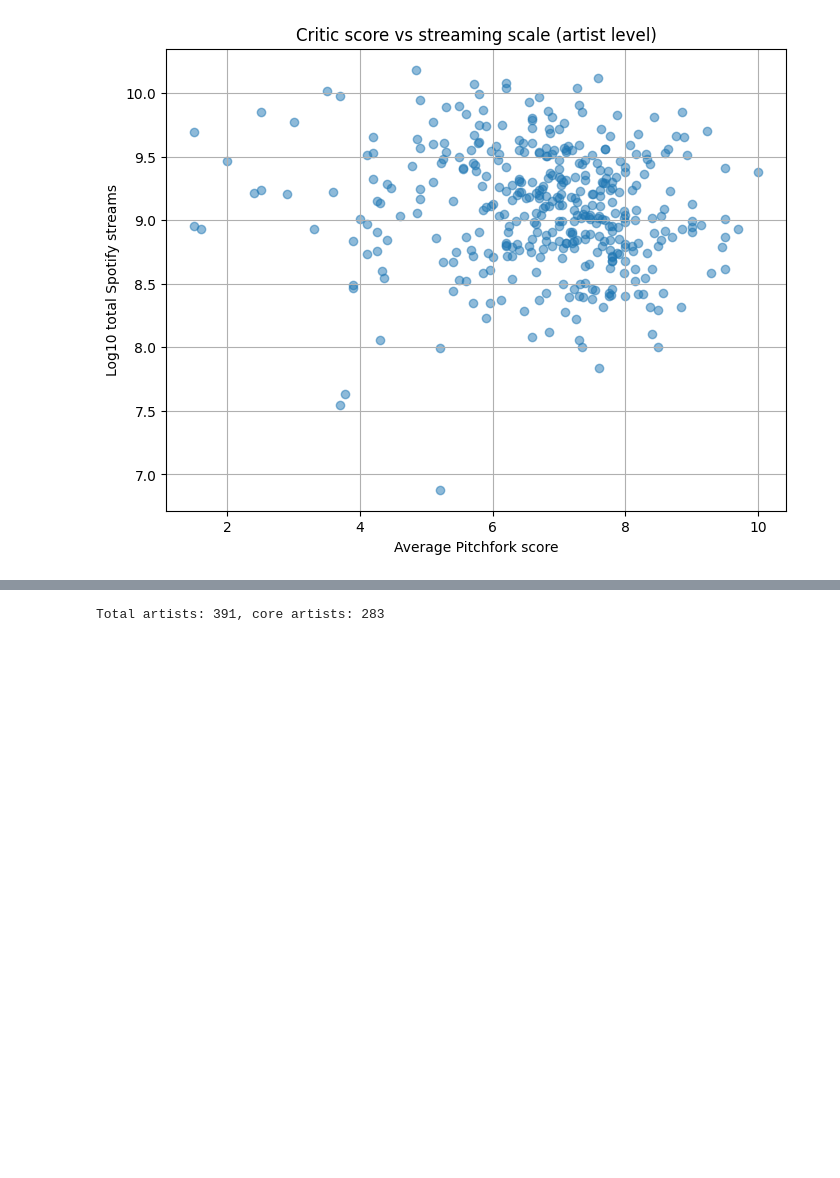
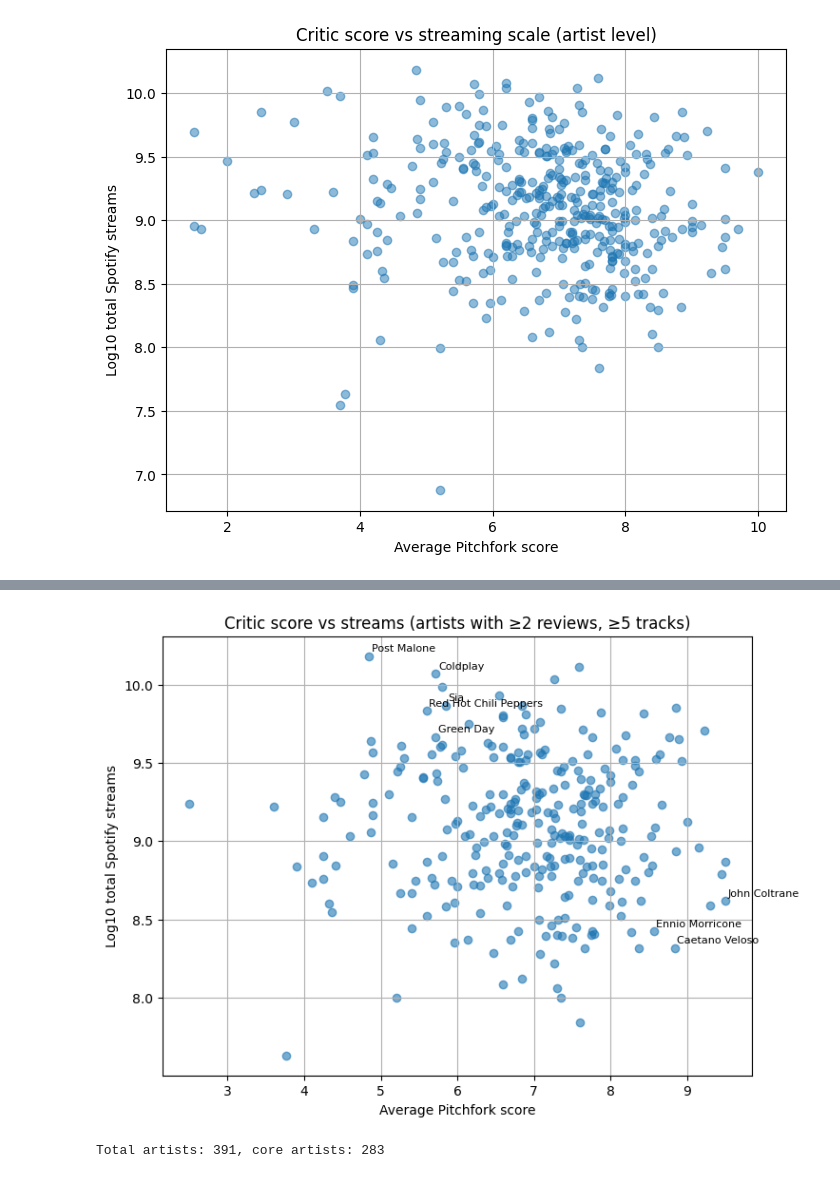
Before and after one commit to mmashaire/vinyl-critics-vs-streams, a Jupyter notebook: notebooks/01_critics_vs_streams.ipynb, the cells around one changed output, grey strips where cells are left out. Drawn from its saved outputs; the diff is of its cells as text; code cells hidden in the pictures; blank space fills up the shorter version.

Commit message:
Refine analysis notebook after Power BI dashboard

```diff
--- a/notebooks/01_critics_vs_streams.ipynb
+++ b/notebooks/01_critics_vs_streams.ipynb
@@ -131,3 +131,84 @@ ax.set_ylabel("Log10 total Spotify streams")
 ax.set_title("Critic score vs streaming scale (artist level)");
 # %% [output]
 [figure]
+# %%
+# Filter to "core" artists to reduce noisier one-offs
+mask = (df_clean["review_count"] >= 2) & (df_clean["track_count"] >= 5)
+df_core = df_clean[mask].copy()
+
+print(f"Total artists: {len(df_clean)}, core artists: {len(df_core)}")
+
+fig, ax = plt.subplots()
+
+# Base scatter
+ax.scatter(
+    df_core["avg_score"],
+    df_core["log10_total_streams"],
+    alpha=0.6,
+)
+
+# ----------------------------
+# Label Strategy A (refined)
+# ----------------------------
+
+# High-score, low-stream (underrated)
+high_score_low_stream = df_core[
+    (df_core["avg_score"] >= 8.5) &
+    (df_core["log10_total_streams"] <= df_core["log10_total_streams"].quantile(0.25))
+].sort_values("avg_score", ascending=False).head(6)
+
+# Low-score, high-stream (overrated)
+low_score_high_stream = df_core[
+    (df_core["avg_score"] <= 6.0) &
+    (df_core["log10_total_streams"] >= df_core["log10_total_streams"].quantile(0.75))
+].sort_values("total_streams", ascending=False).head(6)
+
+# Combine & de-duplicate
+label_df = pd.concat([high_score_low_stream, low_score_high_stream]).drop_duplicates()
+
+# Simple collision filter to reduce overlapping text
+def filter_close_points(df, x_col, y_col, min_x_diff=0.25, min_y_diff=0.15):
+    selected = []
+    for _, row in df.iterrows():
+        too_close = False
+        for s in selected:
+            if abs(row[x_col] - s[x_col]) < min_x_diff and abs(row[y_col] - s[y_col]) < min_y_diff:
+                too_close = True
+                break
+        if not too_close:
+            selected.append(row)
+    return pd.DataFrame(selected)
+
+label_df = filter_close_points(label_df, "avg_score", "log10_total_streams")
+
+# Add labels to plot
+for _, row in label_df.iterrows():
+    ax.text(
+        row["avg_score"] + 0.03,
+        row["log10_total_streams"] + 0.03,
+        row["artist"],
+        fontsize=8,
+    )
+
+ax.set_xlabel("Average Pitchfork score")
+ax.set_ylabel("Log10 total Spotify streams")
+ax.set_title("Critic score vs streams (artists with ≥2 reviews, ≥5 tracks)");
+
+# ----------------------------
+# Save figure for GitHub
+# ----------------------------
+FIG_DIR = PROJECT_ROOT / "assets"
+FIG_DIR.mkdir(exist_ok=True)
+
+fig_path = FIG_DIR / "critic_vs_streams_labeled.png"
+fig.savefig(fig_path, dpi=150, bbox_inches="tight")
+fig_path
+
+label_df[[
+    "artist",
+    "avg_score",
+    "log10_total_streams",
+    "review_count",
+    "track_count"
+]].sort_values("log10_total_streams", ascending=False)
+# %% [output]
@@ -134,3 +225,4 @@ ax.set_title("Critic score vs streaming scale (artist level)");
+[figure, added]
 # %%
 mask = (df_clean["review_count"] >= 2) & (df_clean["track_count"] >= 5)
 df_core = df_clean[mask].copy()
```
Also changed, not shown: parts of 1 cell of this notebook.
